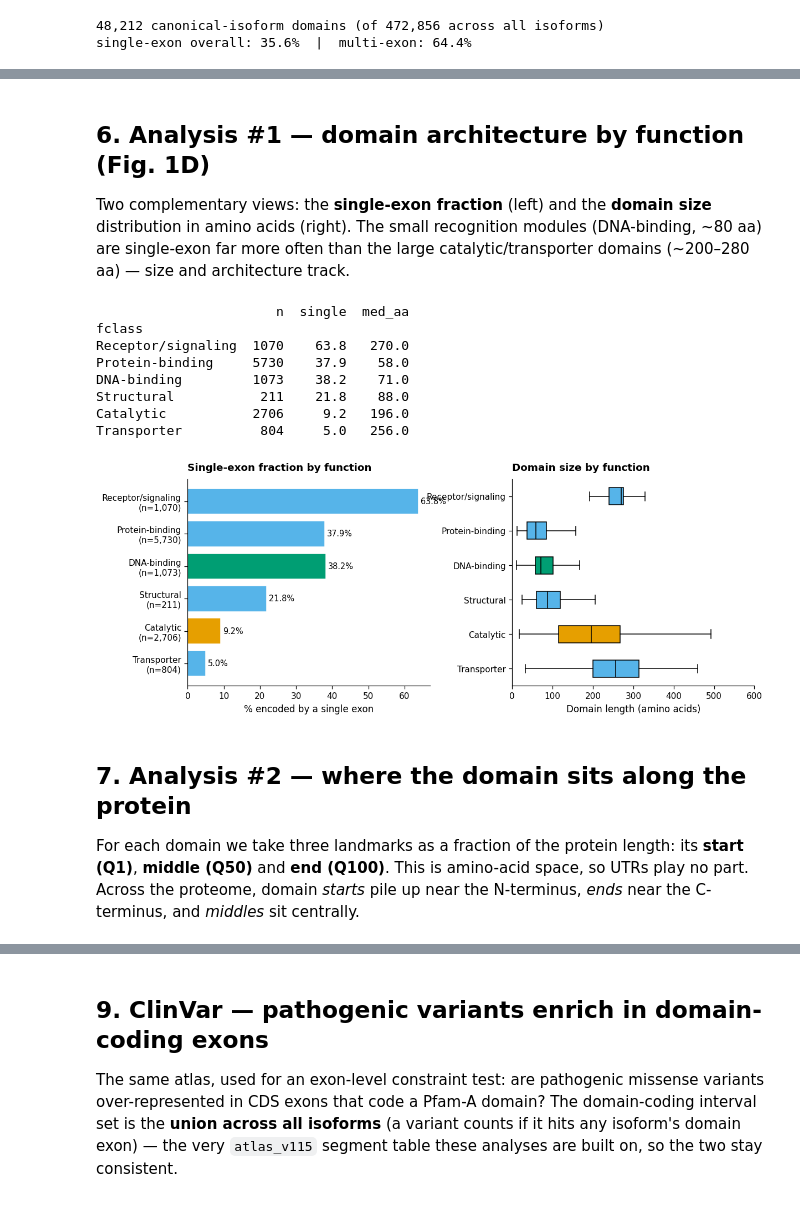
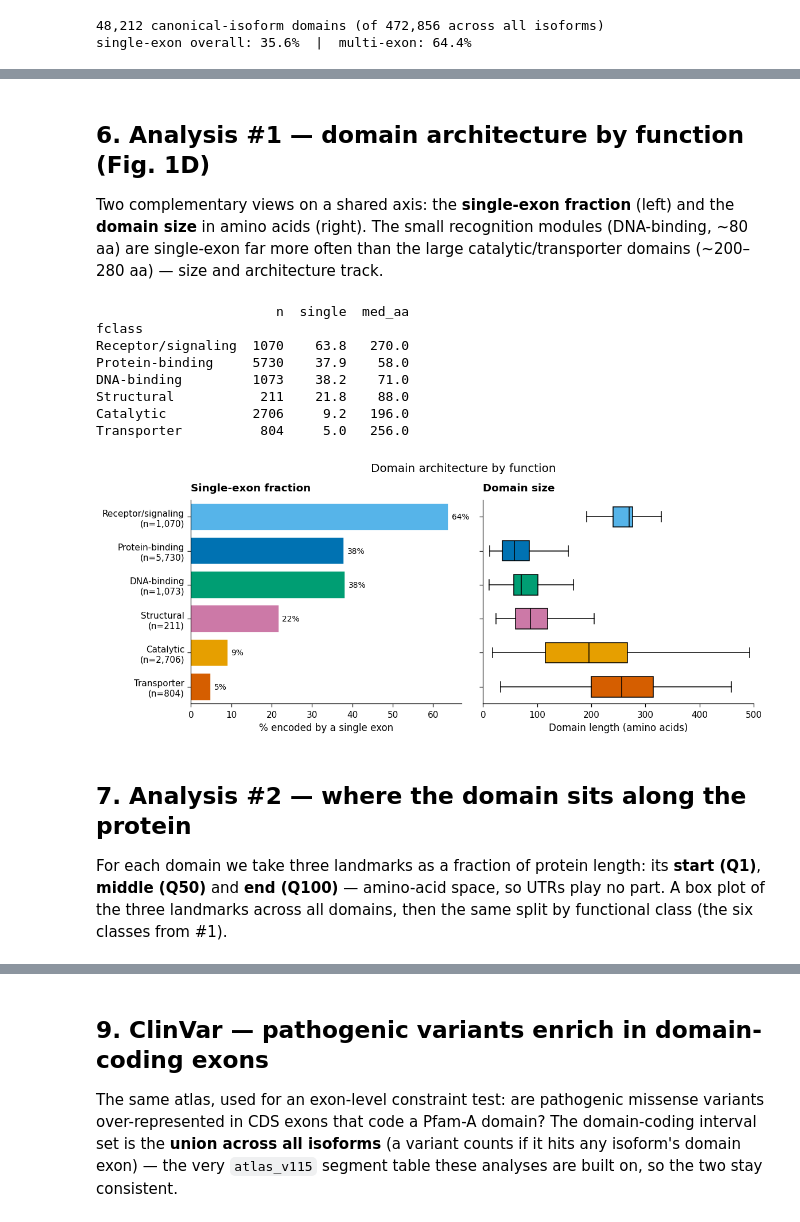
Before and after one commit to SotoLF/fastCDS, a Jupyter notebook: tutorial/reproduce_paper/end_to_end/domain_functional_atlas.ipynb, the cells around one changed output, grey strips where cells are left out. Cells and saved outputs as stored; diff of their text form; code cells hidden in the pictures.

```diff
--- a/tutorial/reproduce_paper/end_to_end/domain_functional_atlas.ipynb
+++ b/tutorial/reproduce_paper/end_to_end/domain_functional_atlas.ipynb
@@ -319,67 +322,70 @@ from scipy.stats import gaussian_kde
 from IPython.display import display
 ORDER = ["Receptor/signaling", "Protein-binding", "DNA-binding", "Structural",
          "Catalytic", "Transporter"]
-TOPFAM = d["pfam_id"].value_counts().head(8).index.tolist()
+PAL = {"Receptor/signaling": "#56B4E9", "Protein-binding": "#0072B2",
+       "DNA-binding": "#009E73", "Structural": "#CC79A7",
+       "Catalytic": "#E69F00", "Transporter": "#D55E00"}
+QCOL = [COLORS['prot2exon'], COLORS['transvar'], COLORS['good']]   # Q1 / Q50 / Q100
+d = d[d.fclass.isin(ORDER)].copy()
 def kde_xy(vals, lo=0.0, hi=1.0, n=200):
     v = np.asarray(vals, float); v = v[np.isfinite(v)]
     if len(v) < 5:
         return None, None
     k = gaussian_kde(v); x = np.linspace(lo, hi, n); return x, k(x)
-def fclass_color(f):
-    return COLORS['good'] if f == "DNA-binding" else (
-        COLORS['transvar'] if f == "Catalytic" else COLORS['neutral'])
 # %% [markdown]
 ## 6. Analysis #1 — domain architecture by function (Fig. 1D)
 
-Two complementary views: the **single-exon fraction** (left) and the **domain
-size** distribution in amino acids (right). The small recognition modules
+Two complementary views on a shared axis: the **single-exon fraction** (left) and
+the **domain size** in amino acids (right). The small recognition modules
 (DNA-binding, ~80 aa) are single-exon far more often than the large
 catalytic/transporter domains (~200–280 aa) — size and architecture track.
 # %%
-cs = (d[d.fclass.isin(ORDER)].groupby("fclass")
+cs = (d.groupby("fclass")
         .agg(n=("input_id", "size"),
              single=("is_single_exon_domain", lambda s: 100*s.mean()),
              med_aa=("domain_length_aa", "median"))
         .reindex(ORDER))
 print(cs.round(1).to_string())
 
-fig, ax = plt.subplots(1, 2, figsize=(12, 4.4), gridspec_kw={'wspace': 0.34})
-cols = [fclass_color(f) for f in ORDER]
-ax[0].barh(range(len(cs)), cs['single'], color=cols, edgecolor="white")
-ax[0].set_yticks(range(len(cs)))
-ax[0].set_yticklabels([f"{f}\n(n={int(n):,})" for f, n in zip(cs.index, cs.n)])
+fig, ax = plt.subplots(1, 2, figsize=(11.5, 4.2), sharey=True,
+                       gridspec_kw={'wspace': 0.08})
+y = np.arange(len(ORDER))
+ax[0].barh(y, cs['single'], color=[PAL[f] for f in ORDER], edgecolor="white")
 ax[0].invert_yaxis(); ax[0].grid(False)
 ax[0].set_xlabel("% encoded by a single exon")
-ax[0].set_title("Single-exon fraction by function", loc="left")
+ax[0].set_title("Single-exon fraction", loc="left")
 for i, v in enumerate(cs['single']):
-    ax[0].text(v + 0.6, i, f"{v:.1f}%", va="center", fontsize=9.5)
+    ax[0].text(v + 0.8, i, f"{v:.0f}%", va="center", fontsize=9)
 
 box = [d[d.fclass == f].domain_length_aa.dropna().values for f in ORDER]
-bp = ax[1].boxplot(box, vert=False, showfliers=False, patch_artist=True,
-                   medianprops=dict(color="black"))
+bp = ax[1].boxplot(box, vert=False, positions=y, widths=0.6, showfliers=False,
+                   patch_artist=True, medianprops=dict(color="black"))
 for patch, f in zip(bp['boxes'], ORDER):
-    patch.set_facecolor(fclass_color(f))
-ax[1].set_yticks(range(1, len(ORDER) + 1)); ax[1].set_yticklabels(ORDER)
-ax[1].invert_yaxis(); ax[1].set_xlim(0, 600); ax[1].grid(False)
+    patch.set_facecolor(PAL[f])
+ax[1].set_xlim(0, 500); ax[1].grid(False)
 ax[1].set_xlabel("Domain length (amino acids)")
-ax[1].set_title("Domain size by function", loc="left")
+ax[1].set_title("Domain size", loc="left")
+# the boxplot resets the shared y ticks — re-apply the class labels
+ax[0].set_yticks(y)
+ax[0].set_yticklabels([f"{f}\n(n={int(n):,})" for f, n in zip(ORDER, cs.n)])
+fig.suptitle("Domain architecture by function", fontsize=13, y=1.02)
 display(fig)
 fig.savefig(DATA / "fig_analysis1_byclass.png", bbox_inches="tight")
 # %% [output]
                        n  single  med_aa
 fclass
 Receptor/signaling  1070    63.8   270.0
 Protein-binding     5730    37.9    58.0
 DNA-binding         1073    38.2    71.0
 Structural           211    21.8    88.0
 Catalytic           2706     9.2   196.0
 Transporter          804     5.0   256.0
-[figure, old version]
+[figure, new version]
 # %% [markdown]
 ## 7. Analysis #2 — where the domain sits along the protein
 
-For each domain we take three landmarks as a fraction of the protein length:
-its **start (Q1)**, **middle (Q50)** and **end (Q100)**. This is amino-acid
-space, so UTRs play no part. Across the proteome, domain *starts* pile up near
-the N-terminus, *ends* near the C-terminus, and *middles* sit centrally.
+For each domain we take three landmarks as a fraction of protein length: its
+**start (Q1)**, **middle (Q50)** and **end (Q100)** — amino-acid space, so UTRs
+play no part. A box plot of the three landmarks across all domains, then the same
+split by functional class (the six classes from #1).
 # %%
```
Also changed, not shown: parts of 12 cells of this notebook, 2 other files.
